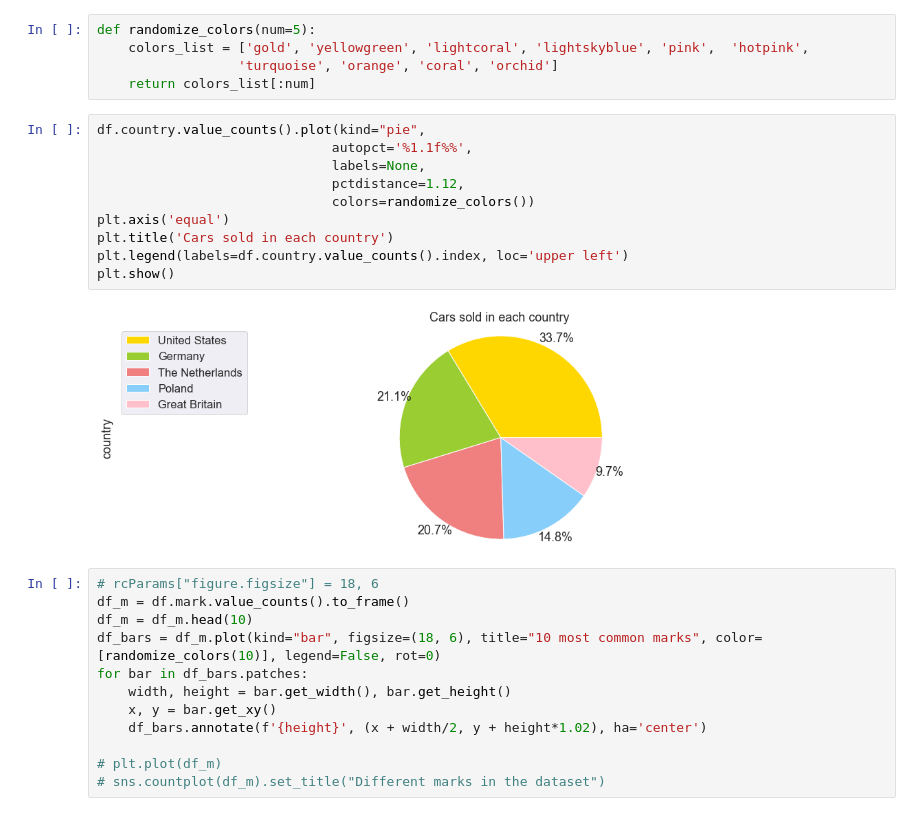
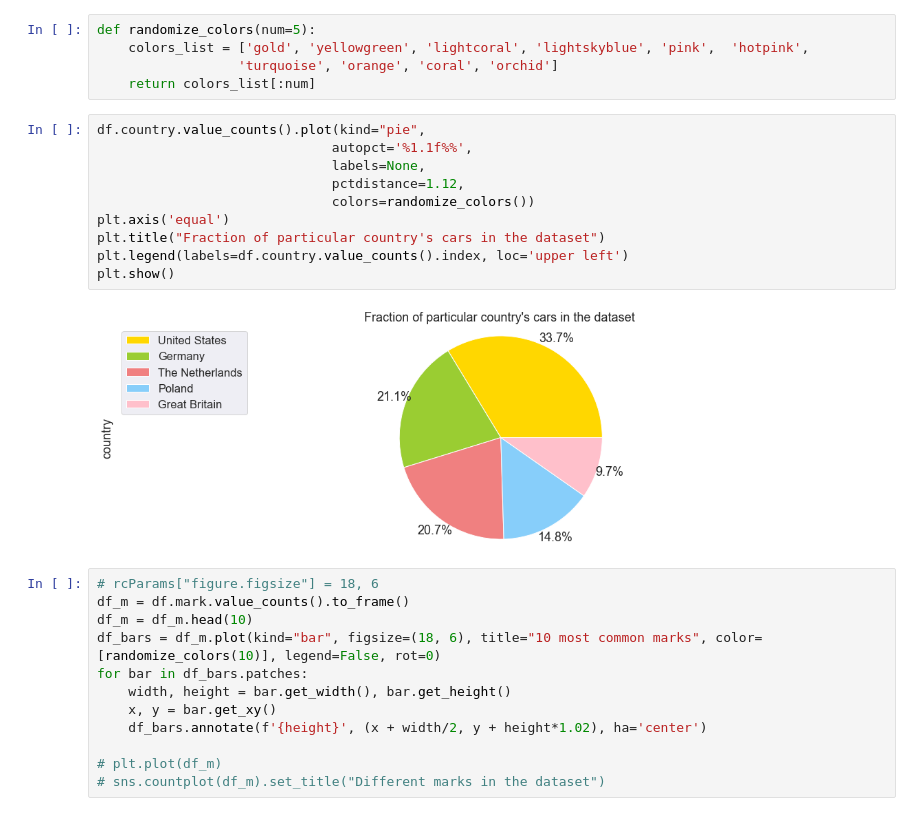
Before and after one commit to tableClothed/cars-price-comparision, a Jupyter notebook: visualizations.ipynb, the cells around one changed output. Saved outputs shown, nothing was run; the diff lists cells and outputs as text.

```diff
--- a/visualizations.ipynb
+++ b/visualizations.ipynb
@@ -59,15 +59,15 @@ def randomize_colors(num=5):
 # %%
 df.country.value_counts().plot(kind="pie",
                               autopct='%1.1f%%',
                               labels=None,
                               pctdistance=1.12,
                               colors=randomize_colors())
 plt.axis('equal')
-plt.title('Cars sold in each country')
+plt.title("Fraction of particular country's cars in the dataset")
 plt.legend(labels=df.country.value_counts().index, loc='upper left')
 plt.show()
 # %% [output]
-[figure, old version]
+[figure, new version]
 # %%
 # rcParams["figure.figsize"] = 18, 6
 df_m = df.mark.value_counts().to_frame()
```
Also changed, not shown: parts of 3 cells of this notebook, 7 other files.
